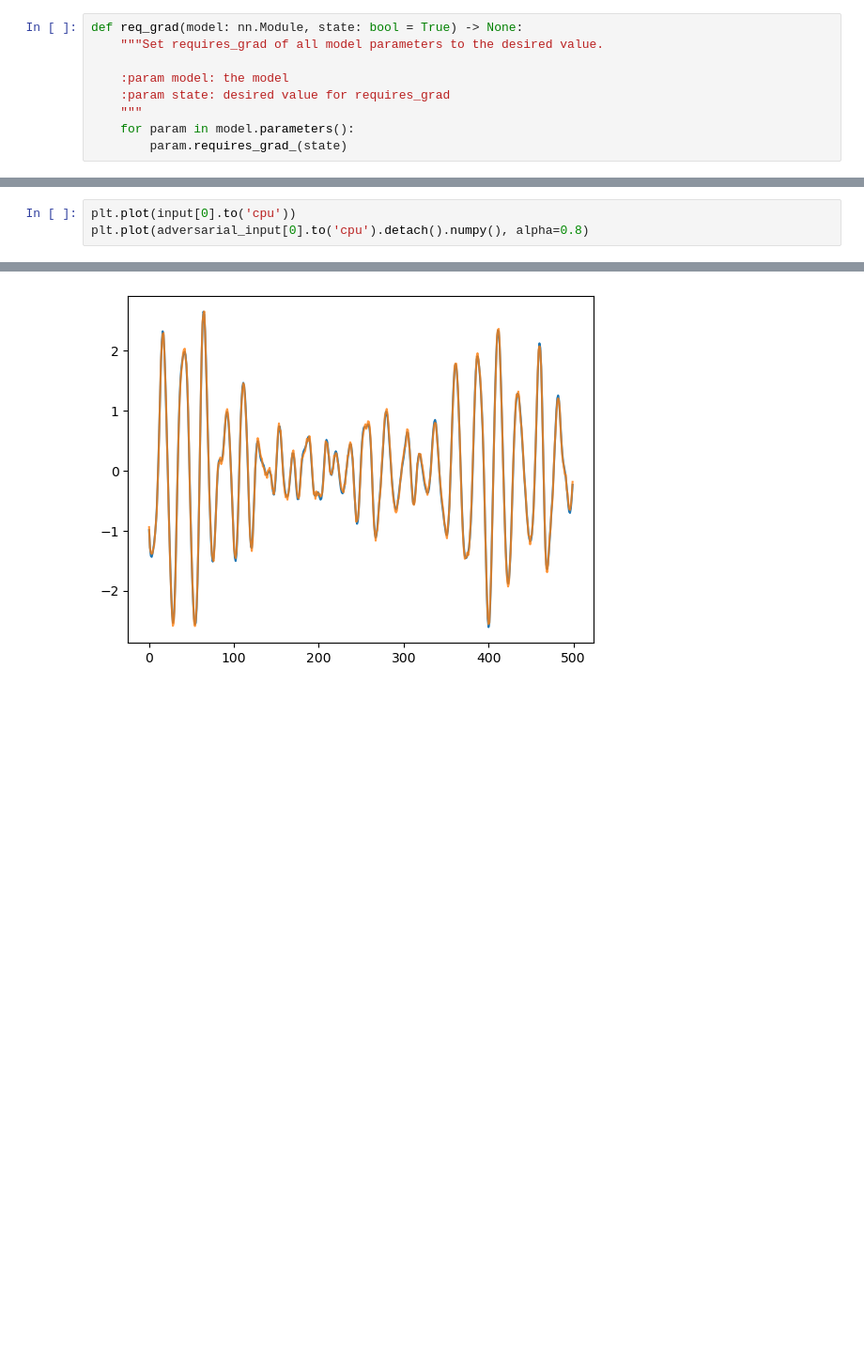
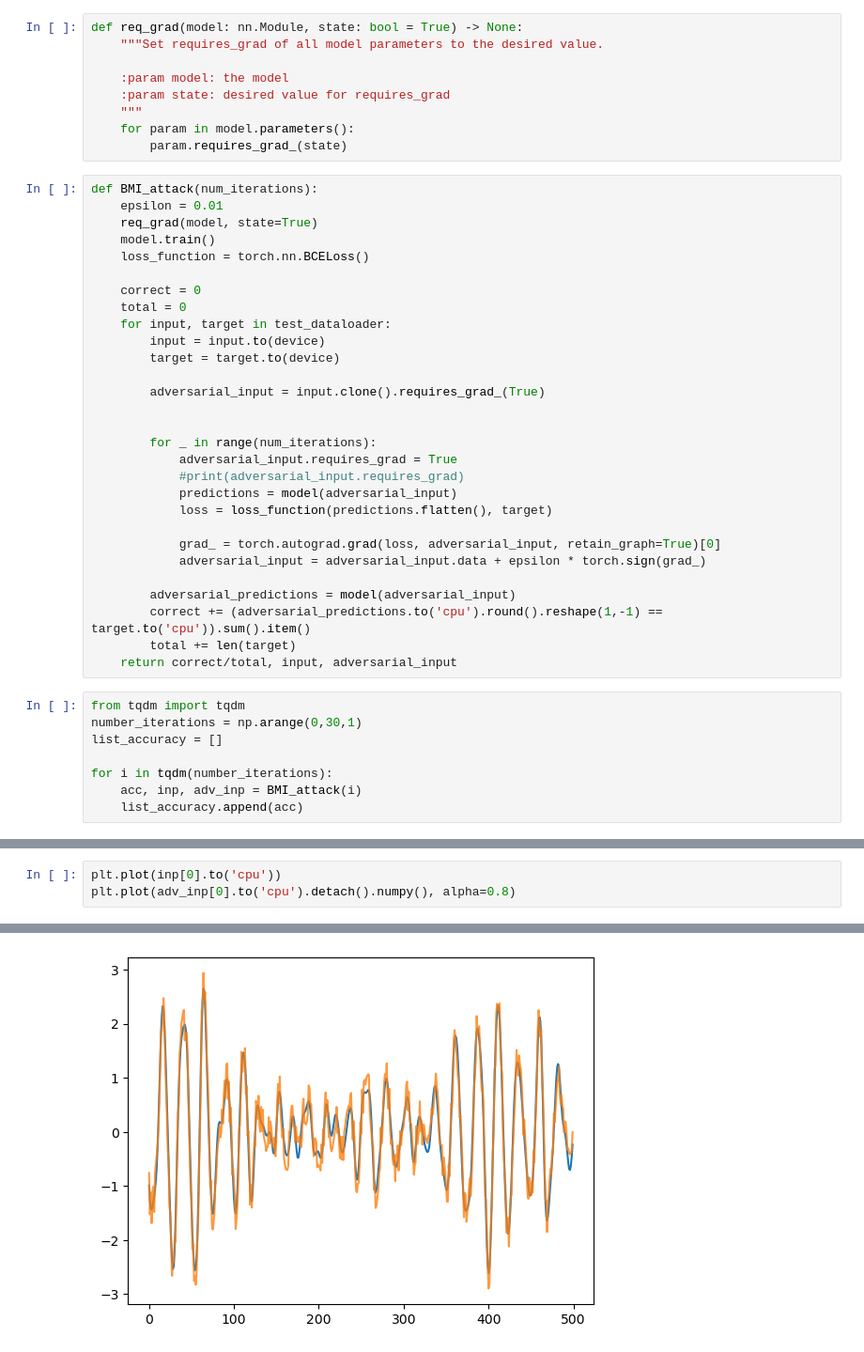
Before and after one commit to ocenandor/ts_robustness, a Jupyter notebook: notebooks/lstm_train.ipynb, the cells around one changed output, grey strips where cells are left out. Shown at 94% size. Drawn from its saved outputs; the diff is of its cells as text; blank space fills up the shorter version.

Commit message:
BIM attack

```diff
--- a/notebooks/lstm_train.ipynb
+++ b/notebooks/lstm_train.ipynb
@@ -212,3 +206,40 @@ def req_grad(model: nn.Module, state: bool = True) -> None:
     """
     for param in model.parameters():
         param.requires_grad_(state)
+# %%
+def BMI_attack(num_iterations):
+    epsilon = 0.01
+    req_grad(model, state=True)
+    model.train()
+    loss_function = torch.nn.BCELoss()
+
+    correct = 0
+    total = 0
+    for input, target in test_dataloader:
+        input = input.to(device)
+        target = target.to(device)
+
+        adversarial_input = input.clone().requires_grad_(True)
+
+
+        for _ in range(num_iterations):
+            adversarial_input.requires_grad = True
+            #print(adversarial_input.requires_grad)
+            predictions = model(adversarial_input)
+            loss = loss_function(predictions.flatten(), target)
+
+            grad_ = torch.autograd.grad(loss, adversarial_input, retain_graph=True)[0]
+            adversarial_input = adversarial_input.data + epsilon * torch.sign(grad_)
+
+        adversarial_predictions = model(adversarial_input)
+        correct += (adversarial_predictions.to('cpu').round().reshape(1,-1) == target.to('cpu')).sum().item()
+        total += len(target)
+    return correct/total, input, adversarial_input
+# %%
+from tqdm import tqdm
+number_iterations = np.arange(0,30,1)
+list_accuracy = []
+
+for i in tqdm(number_iterations):
+    acc, inp, adv_inp = BMI_attack(i)
+    list_accuracy.append(acc)
@@ -239,6 +259,6 @@ for input, target in test_dataloader:
 # %%
-plt.plot(input[0].to('cpu'))
-plt.plot(adversarial_input[0].to('cpu').detach().numpy(), alpha=0.8)
+plt.plot(inp[0].to('cpu'))
+plt.plot(adv_inp[0].to('cpu').detach().numpy(), alpha=0.8)
 # %% [output]
 [<matplotlib.lines.Line2D at 0x...>]
-[figure, old version]
+[figure, new version]
```
Also changed, not shown: parts of 5 cells of this notebook.
